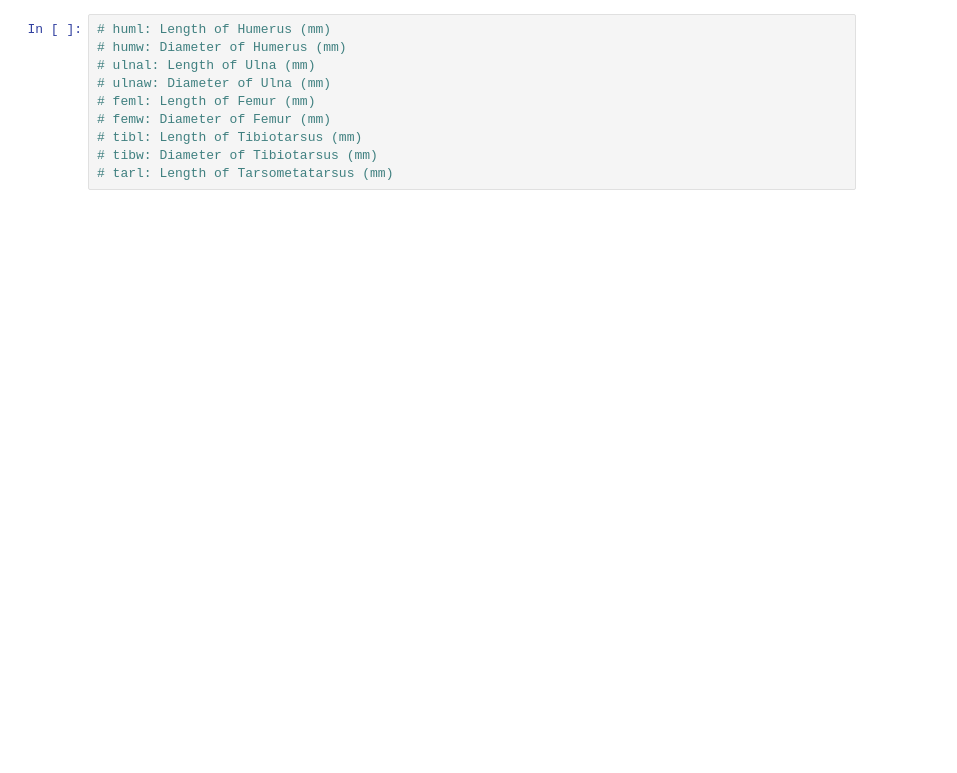
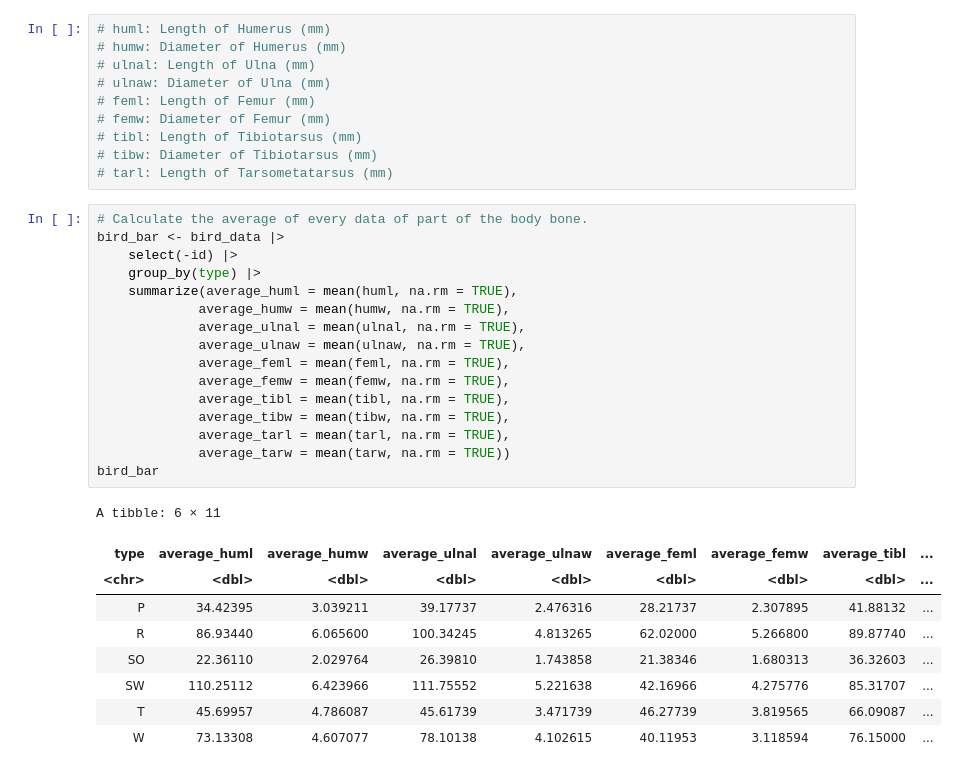
Before and after one commit to DanielHuangjiakang/Bird_Bone_Classification-DSCI100GroupProject, a Jupyter notebook: Data Sci 100 Group_128 V2.ipynb, the cells around one changed output. Saved outputs shown, nothing was run; the diff lists cells and outputs as text; blank space fills up the shorter version.

```diff
--- a/Data Sci 100 Group_128 V2.ipynb
+++ b/Data Sci 100 Group_128 V2.ipynb
@@ -33,3 +48,29 @@ A data.frame: 420 × 12
 # tibl: Length of Tibiotarsus (mm)
 # tibw: Diameter of Tibiotarsus (mm)
 # tarl: Length of Tarsometatarsus (mm)
+# %%
+# Calculate the average of every data of part of the body bone.
+bird_bar <- bird_data |>
+    select(-id) |>
+    group_by(type) |>
+    summarize(average_huml = mean(huml, na.rm = TRUE),
+             average_humw = mean(humw, na.rm = TRUE),
+             average_ulnal = mean(ulnal, na.rm = TRUE),
+             average_ulnaw = mean(ulnaw, na.rm = TRUE),
+             average_feml = mean(feml, na.rm = TRUE),
+             average_femw = mean(femw, na.rm = TRUE),
+             average_tibl = mean(tibl, na.rm = TRUE),
+             average_tibw = mean(tibw, na.rm = TRUE),
+             average_tarl = mean(tarl, na.rm = TRUE),
+             average_tarw = mean(tarw, na.rm = TRUE))
+bird_bar
+# %% [output]
+A tibble: 6 × 11
+| type | average_huml | average_humw | average_ulnal | average_ulnaw | average_feml | average_femw | average_tibl | ... |
+| <chr> | <dbl> | <dbl> | <dbl> | <dbl> | <dbl> | <dbl> | <dbl> | ... |
+| P | 34.42395 | 3.039211 | 39.17737 | 2.476316 | 28.21737 | 2.307895 | 41.88132 | ... |
+| R | 86.93440 | 6.065600 | 100.34245 | 4.813265 | 62.02000 | 5.266800 | 89.87740 | ... |
+| SO | 22.36110 | 2.029764 | 26.39810 | 1.743858 | 21.38346 | 1.680313 | 36.32603 | ... |
+| SW | 110.25112 | 6.423966 | 111.75552 | 5.221638 | 42.16966 | 4.275776 | 85.31707 | ... |
+| T | 45.69957 | 4.786087 | 45.61739 | 3.471739 | 46.27739 | 3.819565 | 66.09087 | ... |
+| W | 73.13308 | 4.607077 | 78.10138 | 4.102615 | 40.11953 | 3.118594 | 76.15000 | ... |
```
Also changed, not shown: parts of 7 cells of this notebook.
